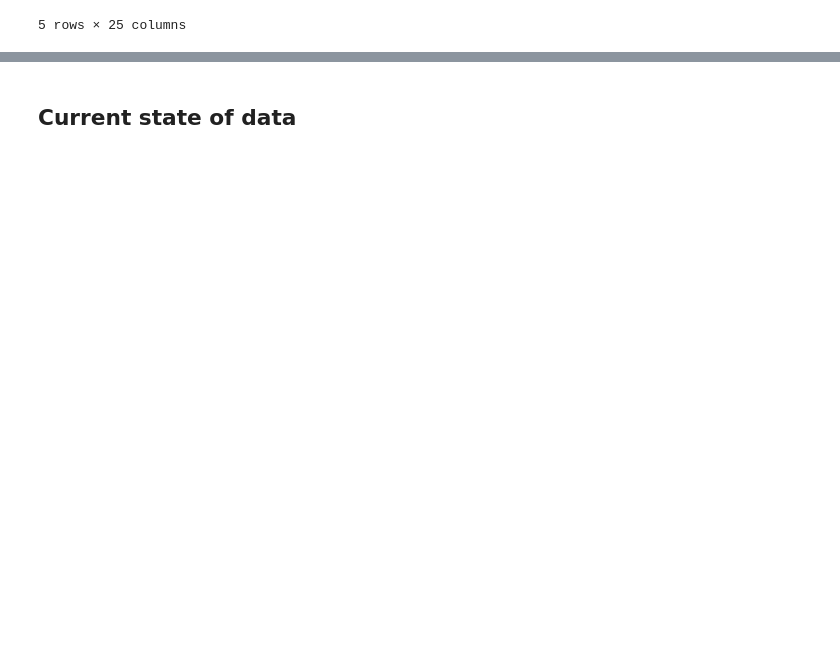
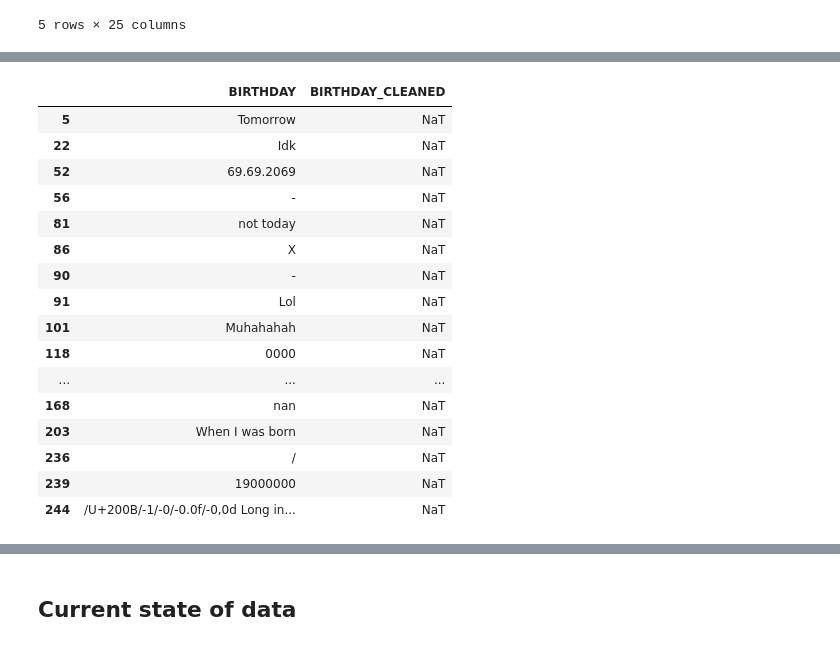
Before and after one commit to rahil1303/dmt-assignment1-2025, a Jupyter notebook: notebooks/Iteration_2_eda.ipynb, the cells around one changed output, grey strips where cells are left out. Cells and saved outputs as stored; diff of their text form; code cells hidden in the pictures; blank space fills up the shorter version.

Commit message:
BIRTHDAY cleaned, AGE, BIRTHDAY_MONTH/DAY added, BEDTIME_CLEANED, cleaned_data.csv added not yet fully cleaned/prepared

```diff
--- a/notebooks/Iteration_2_eda.ipynb
+++ b/notebooks/Iteration_2_eda.ipynb
@@ -38,3 +36,5 @@ Number of duplicate rows: 0
+# %%
+pd.set_option('future.no_silent_downcasting', True)
 # %% [markdown]
 #### Step 1: Rename columns for clarity
 The original dataset had long and inconsistent column names, including survey question text. To make the dataset easier to work with and improve readability in our code, I renamed the columns to concise names.
@@ -517,0 +545,3 @@ df.head()
+# %%
+# convert everything into a string and remove spaces
+df['BIRTHDAY'] = df['BIRTHDAY'].astype(str).str.strip()
@@ -517,0 +559,55 @@ df.head()
+# %%
+def try_parse_date(val):
+    try:
+        return parse(val, dayfirst=True, fuzzy=True)
+    except:
+        return pd.NaT
+
+df['BIRTHDAY_CLEANED'] = df['BIRTHDAY_CLEANED'].apply(try_parse_date)
+# %%
+fixable_mapping = {
+    "01082000": "2000-08-01",
+    "01012000": "2000-01-01",
+    "10112000": "2000-11-10",
+    "08031998": "1998-03-08",
+    "05082000": "2000-08-05",
+    "21052025": "2025-05-21",
+    "23 maart": "2025-03-23",
+    "16 juni 2001": "2001-06-16",
+    "07 232001": "2001-07-23",
+    "de vijftiende dag van de vierde maand": "2025-04-15",
+    "24.01.":"2025-01-24",
+    "29-070-2000": "2000-07-29",
+}
+
+# Replace values in BIRTHDAY_CLEANED
+df.loc[df['BIRTHDAY'].isin(fixable_mapping.keys()), 'BIRTHDAY_CLEANED'] = \
+    df['BIRTHDAY'].map(fixable_mapping).apply(pd.to_datetime)
+# %%
+# compare the values
+pd.set_option('display.max_rows', None)
+# Create a new DataFrame with both columns for side-by-side comparison
+comparison_df = pd.concat([df['BIRTHDAY'], df['BIRTHDAY_CLEANED']], axis=1)
+
+# Rename the columns for clarity
+comparison_df.columns = ['BIRTHDAY', 'BIRTHDAY_CLEANED']
+nat_comparison = comparison_df[comparison_df['BIRTHDAY_CLEANED'].isna()]
+nat_comparison
+# %% [output]
+|  | BIRTHDAY | BIRTHDAY_CLEANED |
+| 5 | Tomorrow | NaT |
+| 22 | Idk | NaT |
+| 52 | 69.69.2069 | NaT |
+| 56 | - | NaT |
+| 81 | not today | NaT |
+| 86 | X | NaT |
+| 90 | - | NaT |
+| 91 | Lol | NaT |
+| 101 | Muhahahah | NaT |
+| 118 | 0000 | NaT |
+| ... | ... | ... |
+| 168 | nan | NaT |
+| 203 | When I was born | NaT |
+| 236 | / | NaT |
+| 239 | 19000000 | NaT |
+| 244 | /U+200B/-1/-0/-0.0f/-0,0d Long in... | NaT |
```
Also changed, not shown: parts of 40 cells of this notebook, 1 other file.
